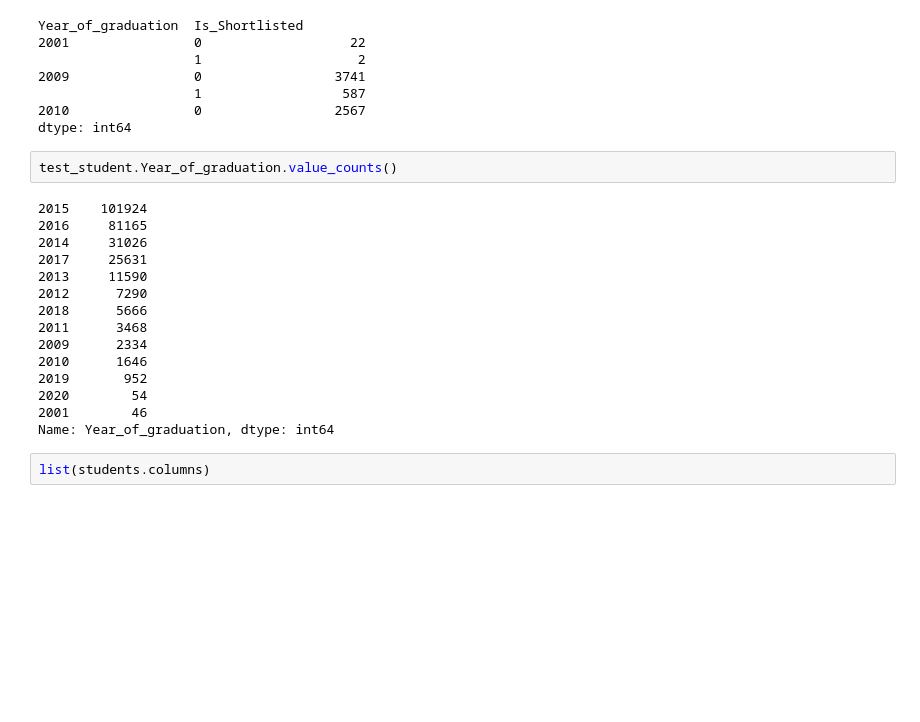
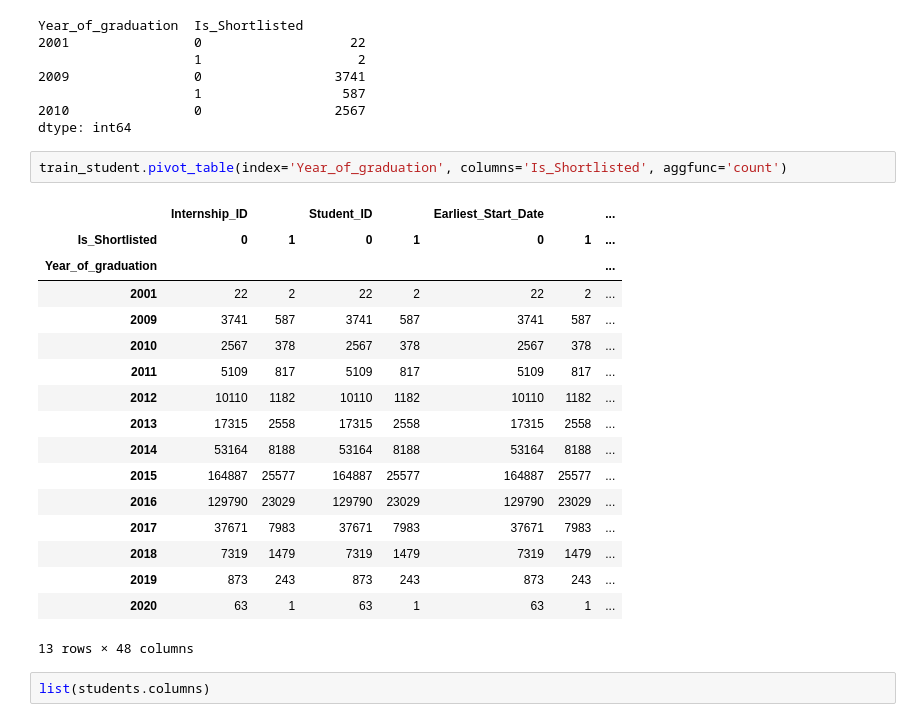
Before and after one commit to numb3r33/av-practice, a Jupyter notebook: date-your_data/notebooks/Date_Your_Data - Exploratory Data Analysis.ipynb, the cells around one changed output. Cells and saved outputs as stored; diff of their text form; blank space fills up the shorter version.

```diff
--- a/date-your_data/notebooks/Date_Your_Data - Exploratory Data Analysis.ipynb
+++ b/date-your_data/notebooks/Date_Your_Data - Exploratory Data Analysis.ipynb
@@ -155,23 +155,26 @@ Year_of_graduation  Is_Shortlisted
                     1                  587
 2010                0                 2567
 dtype: int64
-# %%
-test_student.Year_of_graduation.value_counts()
-# %% [output]
-2015    101924
-2016     81165
-2014     31026
-2017     25631
-2013     11590
-2012      7290
-2018      5666
-2011      3468
-2009      2334
-2010      1646
-2019       952
-2020        54
-2001        46
-Name: Year_of_graduation, dtype: int64
+# %%
+train_student.pivot_table(index='Year_of_graduation', columns='Is_Shortlisted', aggfunc='count')
+# %% [output]
+|  | Internship_ID |  | Student_ID |  | Earliest_Start_Date |  | ... |
+| Is_Shortlisted | 0 | 1 | 0 | 1 | 0 | 1 | ... |
+| Year_of_graduation |  |  |  |  |  |  | ... |
+| 2001 | 22 | 2 | 22 | 2 | 22 | 2 | ... |
+| 2009 | 3741 | 587 | 3741 | 587 | 3741 | 587 | ... |
+| 2010 | 2567 | 378 | 2567 | 378 | 2567 | 378 | ... |
+| 2011 | 5109 | 817 | 5109 | 817 | 5109 | 817 | ... |
+| 2012 | 10110 | 1182 | 10110 | 1182 | 10110 | 1182 | ... |
+| 2013 | 17315 | 2558 | 17315 | 2558 | 17315 | 2558 | ... |
+| 2014 | 53164 | 8188 | 53164 | 8188 | 53164 | 8188 | ... |
+| 2015 | 164887 | 25577 | 164887 | 25577 | 164887 | 25577 | ... |
+| 2016 | 129790 | 23029 | 129790 | 23029 | 129790 | 23029 | ... |
+| 2017 | 37671 | 7983 | 37671 | 7983 | 37671 | 7983 | ... |
+| 2018 | 7319 | 1479 | 7319 | 1479 | 7319 | 1479 | ... |
+| 2019 | 873 | 243 | 873 | 243 | 873 | 243 | ... |
+| 2020 | 63 | 1 | 63 | 1 | 63 | 1 | ... |
+13 rows × 48 columns
 # %%
 list(students.columns)
 # %% [output]
```
Also changed, not shown: parts of 8 cells of this notebook, 1 other file.
